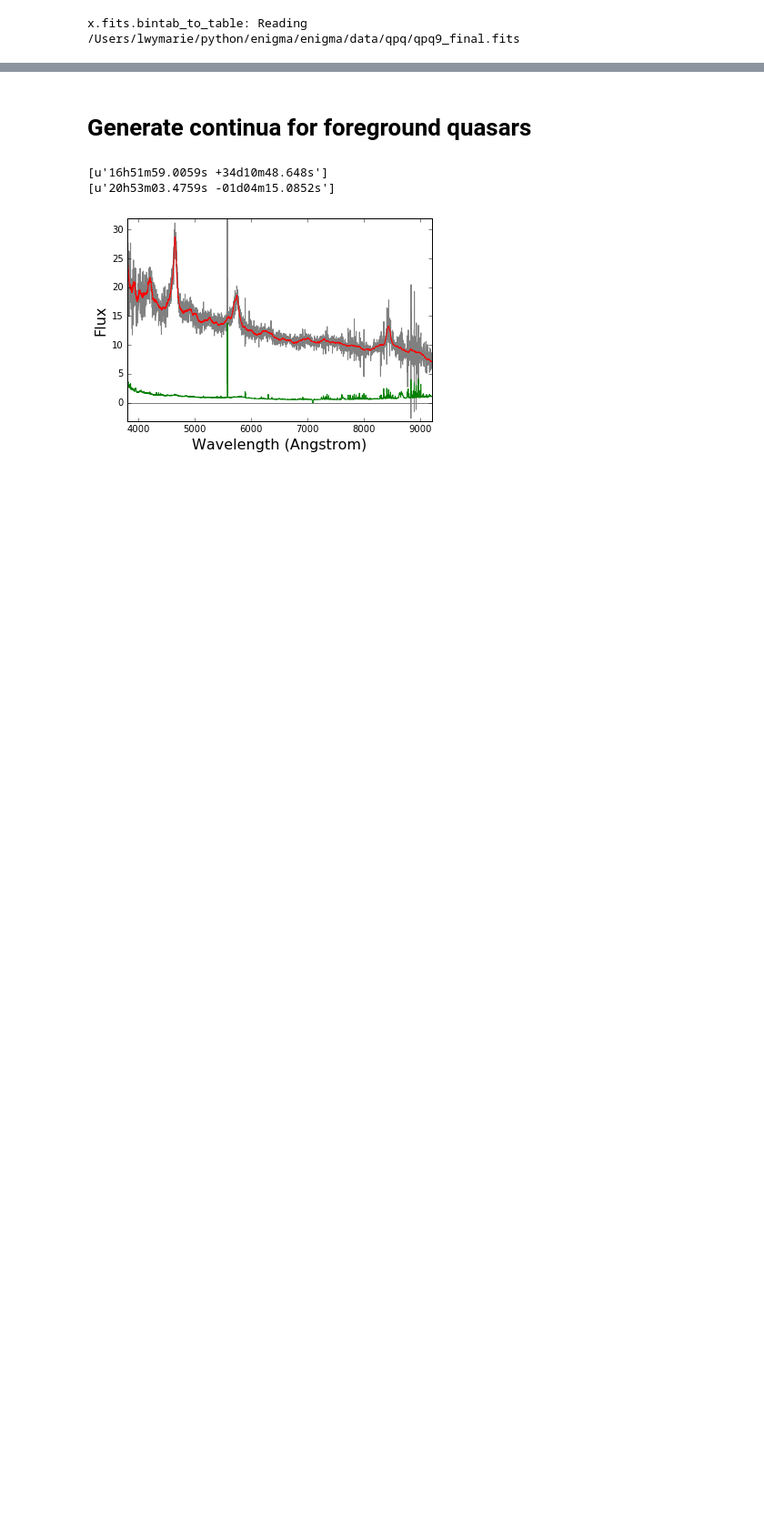
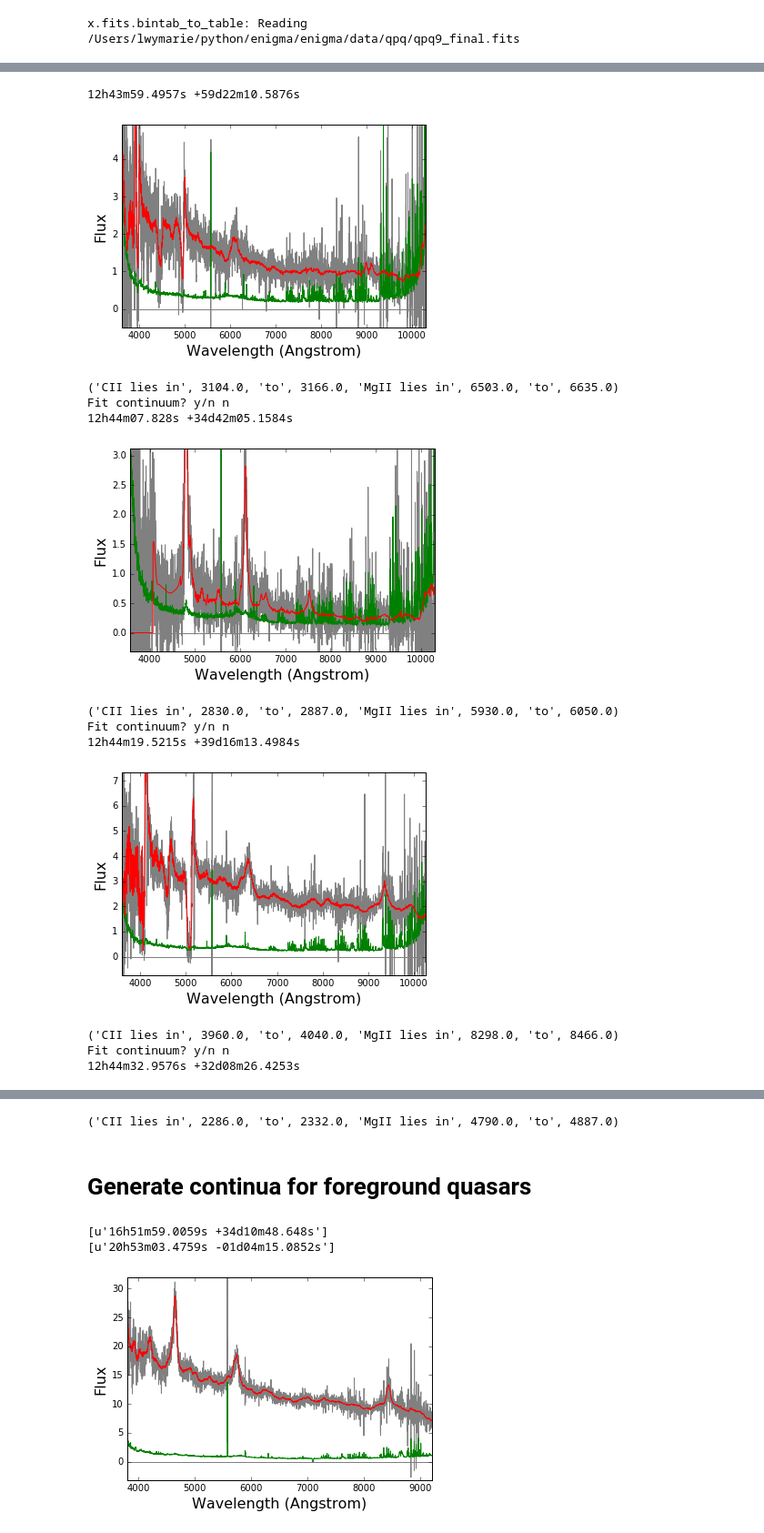
Before and after one commit to qsopairs/papers, a Jupyter notebook: QPQ9/Analysis/New_continua.ipynb, the cells around one changed output, grey strips where cells are left out. Shown at 91% size. Cells and saved outputs as stored; diff of their text form; code cells hidden in the pictures; blank space fills up the shorter version.

```diff
--- a/QPQ9/Analysis/New_continua.ipynb
+++ b/QPQ9/Analysis/New_continua.ipynb
@@ -75,6 +92,6 @@ Fit continuum? y/n n
 # %%
 # Load igmspec database
-skip_records = 625
+skip_records = 395
 for ii,qq in enumerate(QPQ9):
     # Skip if less than this
     if ii < skip_records:
@@ -94,31 +111,45 @@ for ii,qq in enumerate(QPQ9):
         ipos1 = 0
         fileext = '.fits.gz'
         ipos2 = meta['SPEC_FILE'][0].rfind(fileext)
         if ipos2 == -1:
             fileext = '.fit.gz'
             ipos2 = meta['SPEC_FILE'][0].rfind(fileext)
         if ipos2 == -1: # filename not in standard format
             pdb.set_trace()
         outfil = conti_path + meta['SPEC_FILE'][0][ipos1:ipos2] + '_c'+fileext
         if os.path.isfile(outfil):
             continue
         # Inspect continuum
         %matplotlib inline
         specs[ss].plot()
         print('CII lies in',np.rint(1334.5323*(1+ltu.z_from_v(qq['Z_FG'],-3000))),'to',
               np.rint(1334.5323*(1+ltu.z_from_v(qq['Z_FG'],3000))),
               'MgII lies in',np.rint(2796.352*(1+ltu.z_from_v(qq['Z_FG'],-3000))),'to',
               np.rint(2796.352*(1+ltu.z_from_v(qq['Z_FG'],3000))))
         fit_conti = raw_input('Fit continuum? y/n ')
         if fit_conti == 'n':
             continue
         # Fit continuum
         !rm -f _knots.jsn
         specs[ss].co = None
         %pylab
-        specs[ss].fit_continuum(kind='QSO',redshift=qq['Z_FG']) # Should use z_bg, but did't seem to result in errors
+        specs[ss].fit_continuum(kind='QSO',redshift=qq['BG_Z']) # Should use z_bg, but did't err used z_fg
         prihdu = fits.PrimaryHDU(specs[ss].co.value)
         # Save continuum to file
         hdu = fits.HDUList([prihdu])
         hdu.writeto(outfil,clobber=True)
         print('Saved to:',outfil)
+# %% [output]
+12h43m59.4957s +59d22m10.5876s
+[figure, added]
+('CII lies in', 3104.0, 'to', 3166.0, 'MgII lies in', 6503.0, 'to', 6635.0)
+Fit continuum? y/n n
+12h44m07.828s +34d42m05.1584s
+[figure, added]
+('CII lies in', 2830.0, 'to', 2887.0, 'MgII lies in', 5930.0, 'to', 6050.0)
+Fit continuum? y/n n
+12h44m19.5215s +39d16m13.4984s
+[figure, added]
+('CII lies in', 3960.0, 'to', 4040.0, 'MgII lies in', 8298.0, 'to', 8466.0)
+Fit continuum? y/n n
+12h44m32.9576s +32d08m26.4253s
@@ -125,3 +175,4 @@ for ii,qq in enumerate(QPQ9):
+('CII lies in', 2286.0, 'to', 2332.0, 'MgII lies in', 4790.0, 'to', 4887.0)
 # %% [markdown]
 # Generate continua for foreground quasars
 # %%
```
Also changed, not shown: parts of 7 cells of this notebook, 10 other files.
